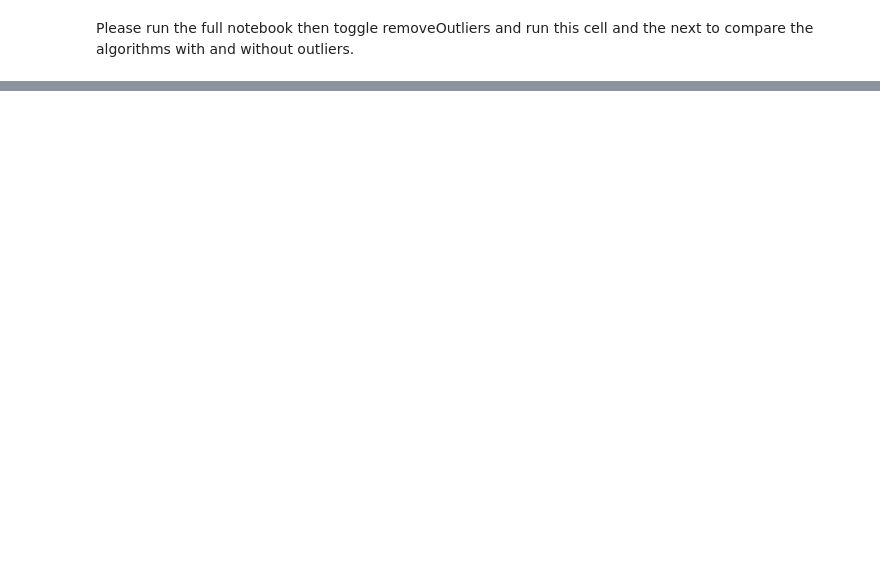
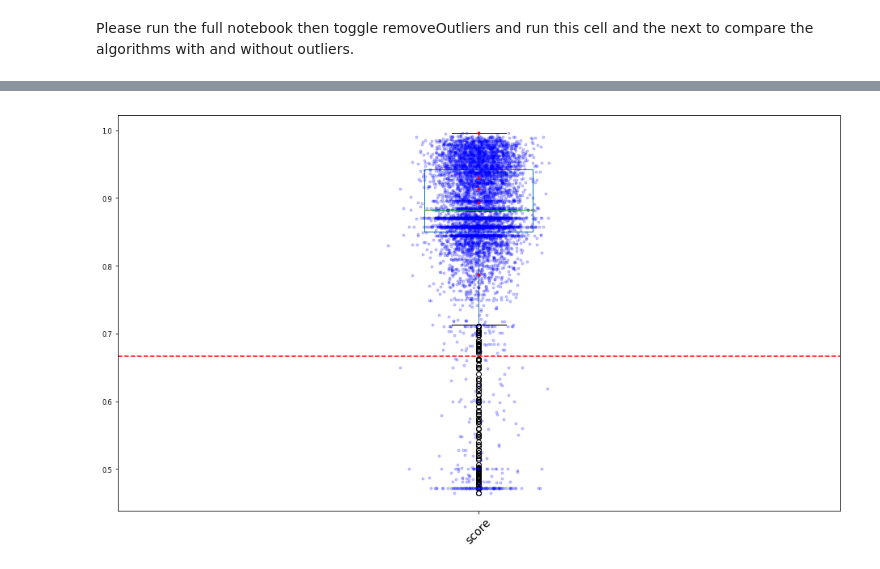
Before and after one commit to Hugoos/TestAutoNotebook, a Jupyter notebook: datasets/4.ipynb, the cells around one changed output, grey strips where cells are left out. Saved outputs shown, nothing was run; the diff lists cells and outputs as text; code cells hidden in the pictures; blank space fills up the shorter version.

```diff
--- a/datasets/4.ipynb
+++ b/datasets/4.ipynb
@@ -42,3 +104,5 @@ plot_alg(data, strats, maxBaseline, problemType)
 # %%
 from scripts.relativePerformance import *
-showRelativePerformanceBoxplot(scores, topList, strats, maxBaseline)
+showRelativePerformanceBoxplot(scores, topList, settings.strats, maxBaseline)
+# %% [output]
+[figure, added]
```
Also changed, not shown: parts of 9 cells of this notebook, 36 other files.
